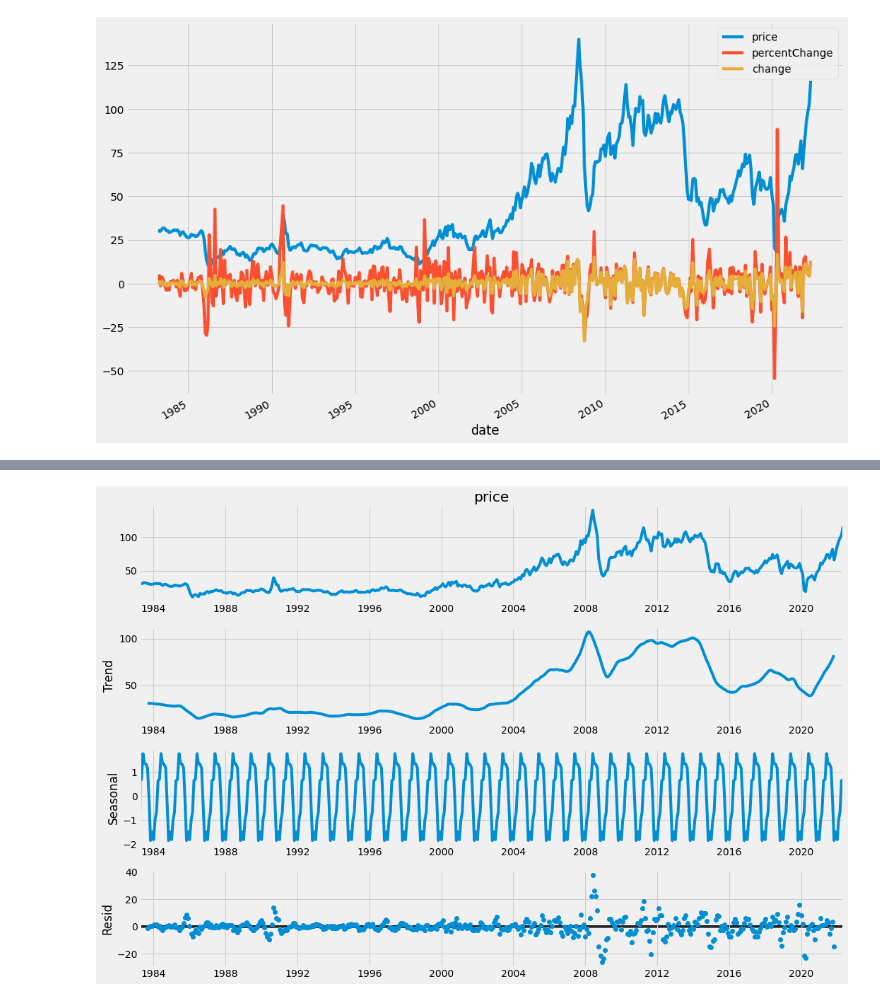
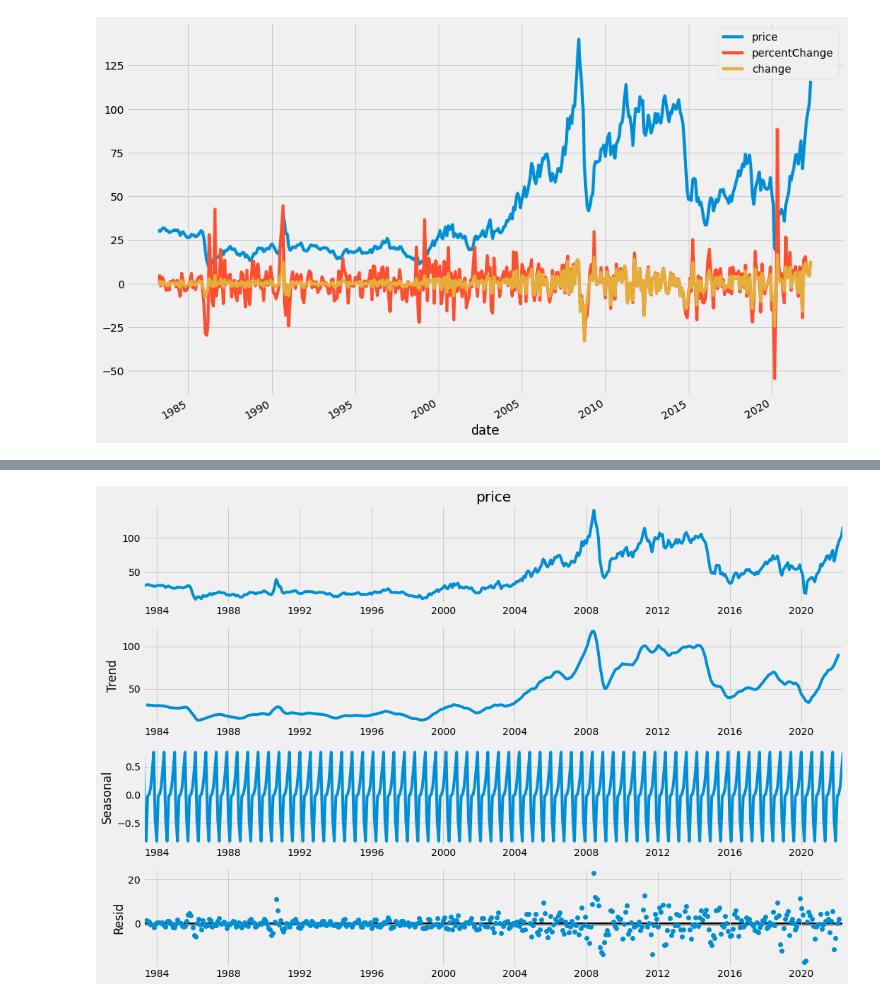
Before and after one commit to silvererudite/30-for-30-ml-projects, a Jupyter notebook: time-series/oil-price-time-series-analysis.ipynb, the cells around one changed output, grey strips where cells are left out. Saved outputs shown, nothing was run; the diff lists cells and outputs as text; code cells hidden in the pictures.

```diff
--- a/time-series/oil-price-time-series-analysis.ipynb
+++ b/time-series/oil-price-time-series-analysis.ipynb
@@ -52,6 +66,6 @@ df.plot()
 # %%
-decomposition = seasonal_decompose(df['price'], period = 12)
+decomposition = seasonal_decompose(df['price'], period = 7)
 figure = decomposition.plot()
 plt.show()
 # %% [output]
-[figure, old version]
+[figure, new version]
```
Also changed, not shown: parts of 19 cells of this notebook.
